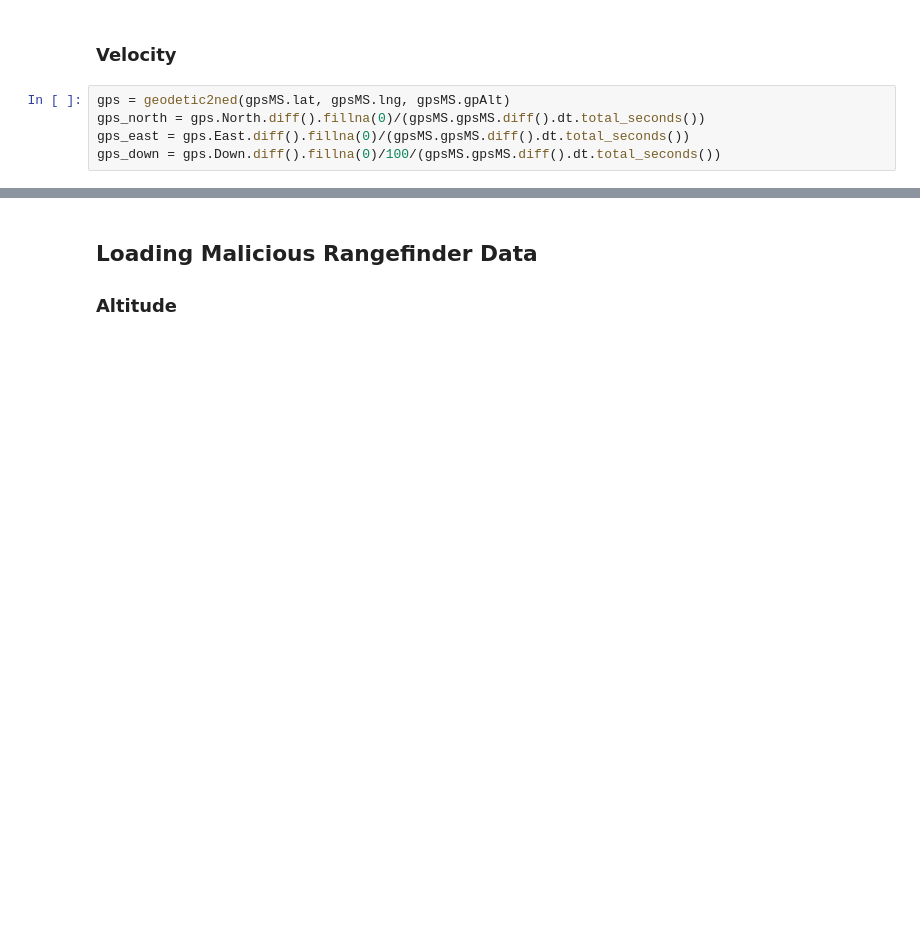
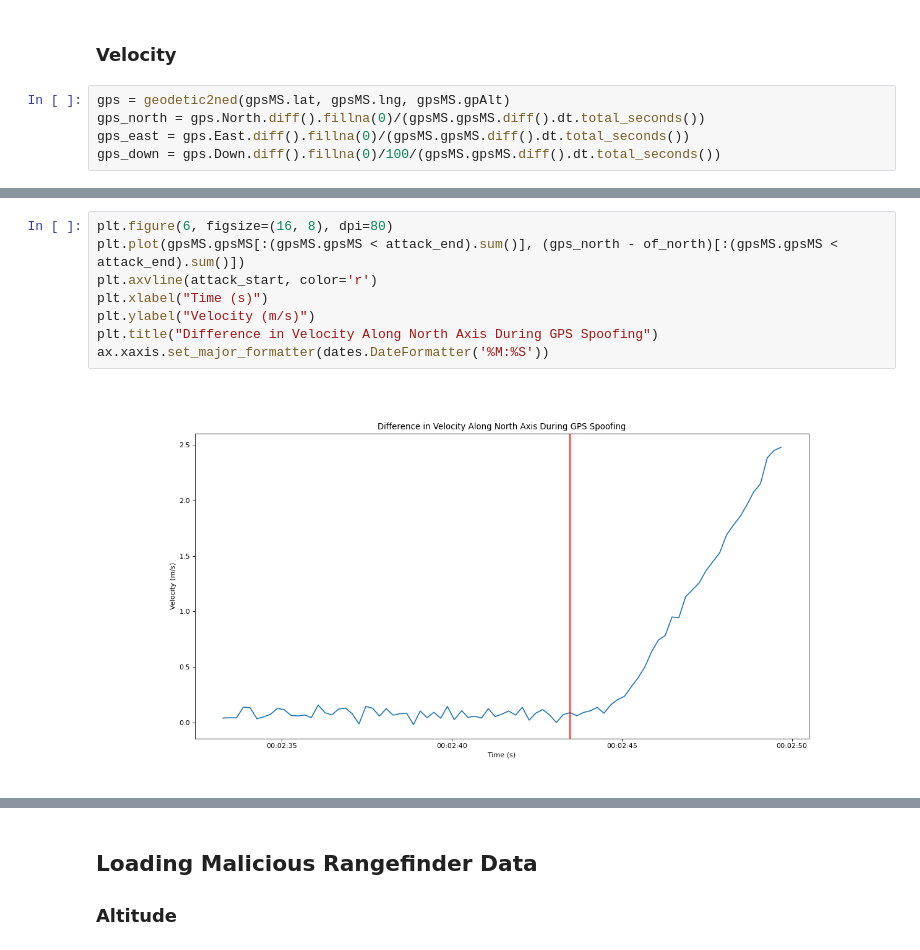
Before and after one commit to BaileySri/Practical-Software-Defense-for-GPS-Spoofing-on-a-Hobby-UAV-Offline, a Jupyter notebook: notebooks/1.0-bks-GPS.ipynb, the cells around one changed output, grey strips where cells are left out. Drawn from its saved outputs; the diff is of its cells as text; blank space fills up the shorter version.

```diff
--- a/notebooks/1.0-bks-GPS.ipynb
+++ b/notebooks/1.0-bks-GPS.ipynb
@@ -237,0 +282,10 @@ plt.show()
+# %%
+plt.figure(6, figsize=(16, 8), dpi=80)
+plt.plot(gpsMS.gpsMS[:(gpsMS.gpsMS < attack_end).sum()], (gps_north - of_north)[:(gpsMS.gpsMS < attack_end).sum()])
+plt.axvline(attack_start, color='r')
+plt.xlabel("Time (s)")
+plt.ylabel("Velocity (m/s)")
+plt.title("Difference in Velocity Along North Axis During GPS Spoofing")
+ax.xaxis.set_major_formatter(dates.DateFormatter('%M:%S'))
+# %% [output]
+[figure, added]
```
Also changed, not shown: parts of 21 cells of this notebook, 1 other file.
